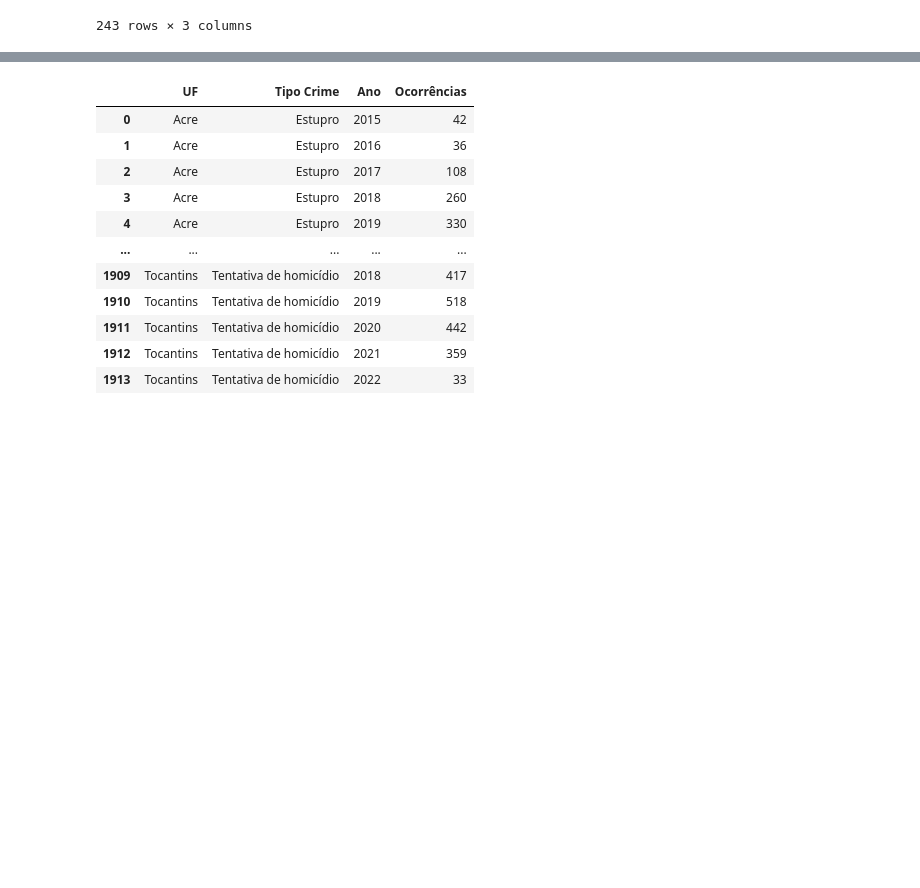
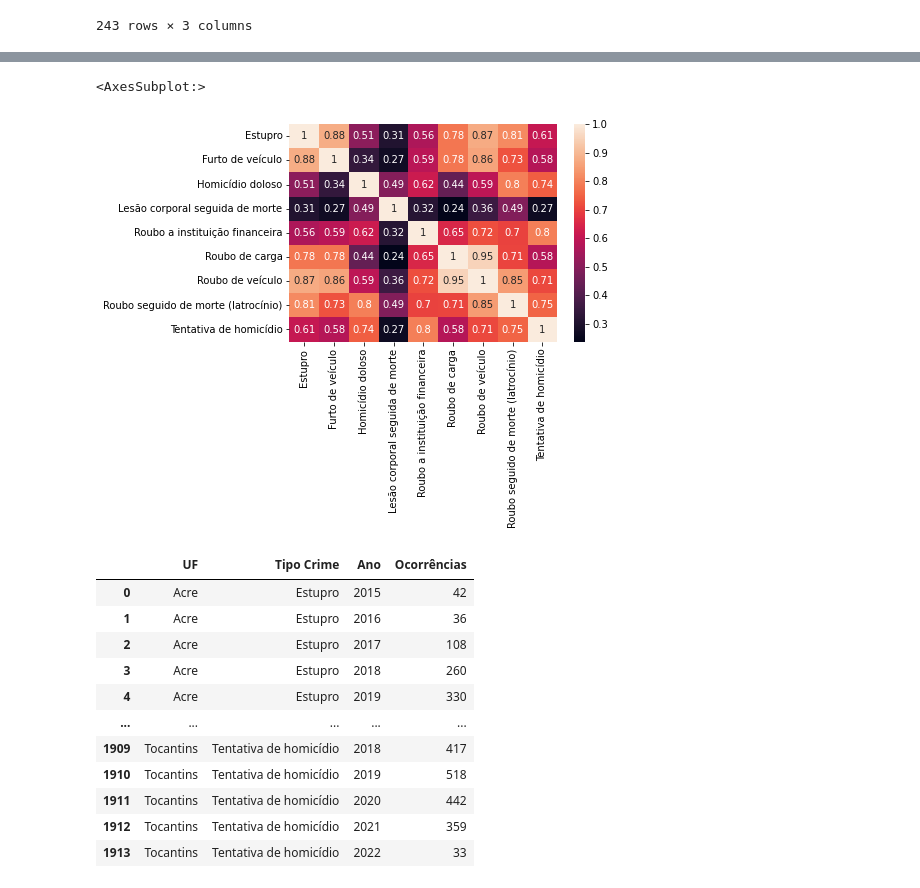
Before and after one commit to joaopedromendonca/Trabalho-pratico-ML, a Jupyter notebook: Copy_of_tp_clusterizacao_dados_criminais(1).ipynb, the cells around one changed output, grey strips where cells are left out. Saved outputs shown, nothing was run; the diff lists cells and outputs as text; code cells hidden in the pictures; blank space fills up the shorter version.

Commit message:
Heatmap crimes por estados

```diff
--- a/Copy_of_tp_clusterizacao_dados_criminais(1).ipynb
+++ b/Copy_of_tp_clusterizacao_dados_criminais(1).ipynb
@@ -133,0 +144,21 @@ df_ocorrencias_uf_crime
+# %%
+ufs = sorted(list(set(df_ocorrencias_uf_crime['UF'])))
+
+crimes = sorted(list(set(df_ocorrencias_uf_crime['Tipo Crime'])))
+
+crime_ocorrencia = {}
+
+novo_df = pd.DataFrame()
+novo_df['UF'] = ufs
+
+for crime in crimes:
+    crime_ocorrencia[crime] = []
+
+    for uf in ufs:
+        tmpdf = df_ocorrencias_uf_crime.loc[(df_ocorrencias_uf_crime['UF'] == uf) & (df_ocorrencias_uf_crime['Tipo Crime'] == crime)]
+        v = int(tmpdf['Ocorrências'])
+        crime_ocorrencia[crime].append(v)
+
+    novo_df[crime] = crime_ocorrencia[crime]
+
+novo_df
@@ -134,3 +183,9 @@ df_ocorrencias_uf_crime
+# %%
+crimes_corr = novo_df[[*crimes]].corr()
+sns.heatmap(crimes_corr, xticklabels=[*crimes], yticklabels=[*crimes], annot=True)
+# %% [output]
+<AxesSubplot:>
+[figure, added]
 # %%
 df_ocorrencias_uf_crime_ano = pd.read_excel("arquivos_gerados_pentaho/Ocorrências_UF_crime_ano.xlsx",sheet_name='Ocorrências')
 df_ocorrencias_uf_crime_ano
```
Also changed, not shown: parts of 6 cells of this notebook.
